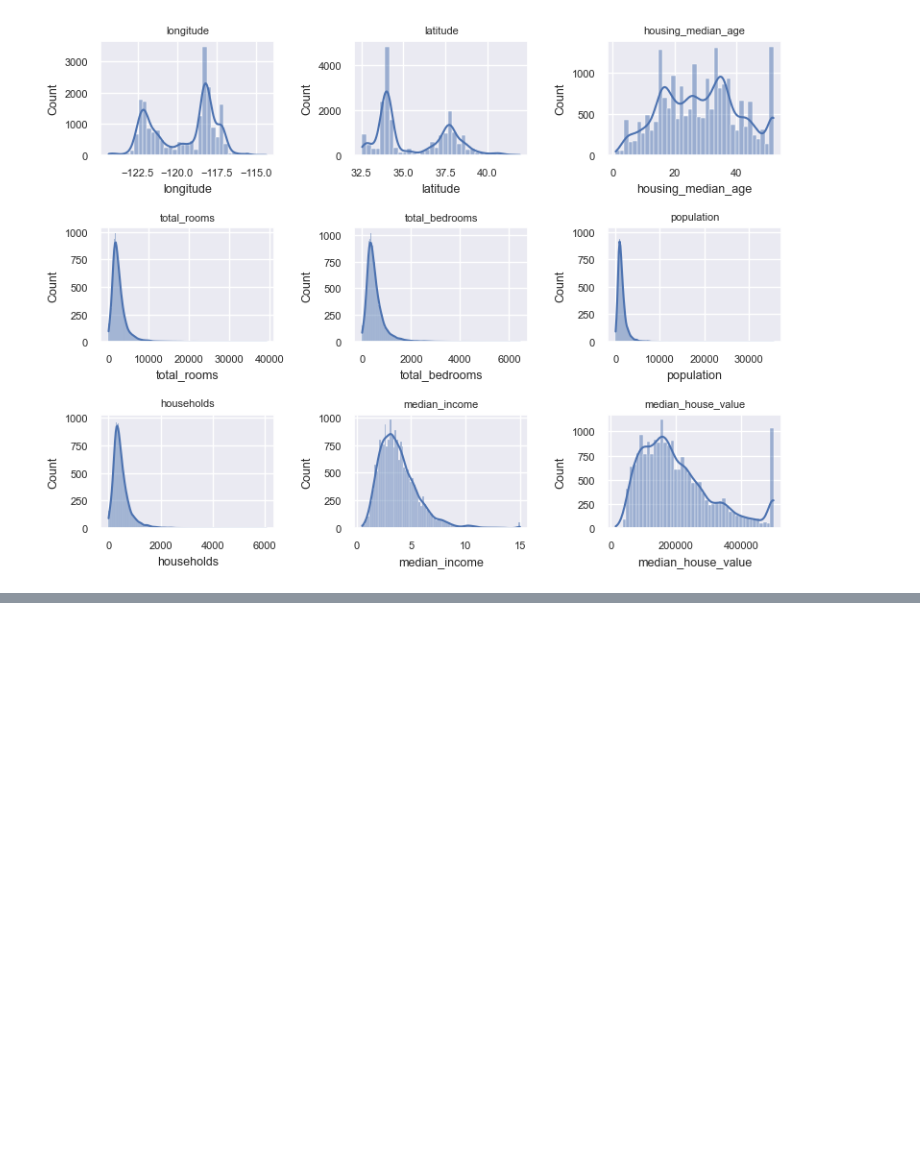
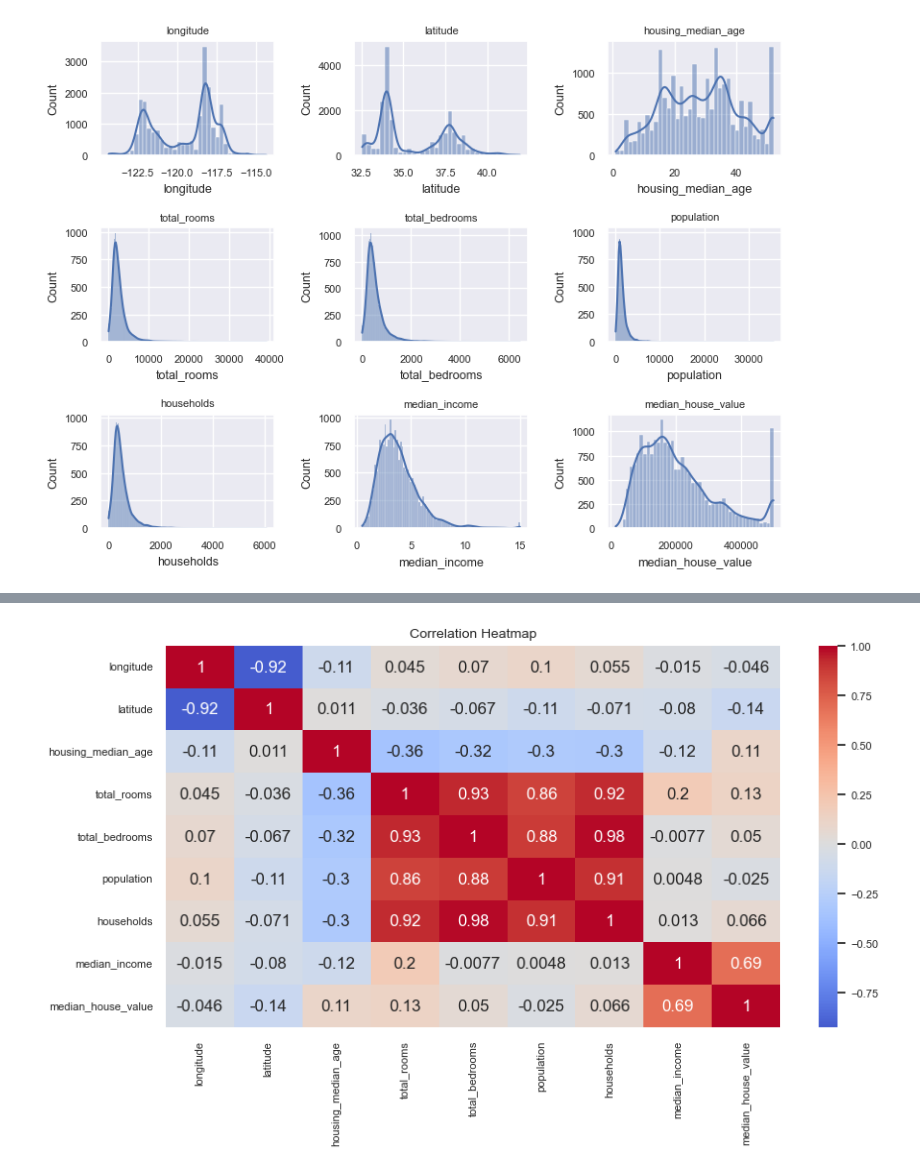
Before and after one commit to devloopcode/house_price_prediction, a Jupyter notebook: house_price_prediction.ipynb, the cells around one changed output, grey strips where cells are left out. Saved outputs shown, nothing was run; the diff lists cells and outputs as text; code cells hidden in the pictures; blank space fills up the shorter version.

```diff
--- a/house_price_prediction.ipynb
+++ b/house_price_prediction.ipynb
@@ -214,0 +229,13 @@ plt.show()
+# %%
+# identify presence of highly correlated columns & feature relationships
+plt.figure(figsize=(10, 5))
+sns.heatmap(
+    df[num_cols].corr(),   # compute correlation matrix on numeric columns
+    annot=True,            # show the exact numbers in each cell
+    cmap="coolwarm",       # blue = negative, red = positive
+    center=0               # make 0 correlation the visual "neutral" midpoint
+)
+plt.title("Correlation Heatmap")
+plt.show()
+# %% [output]
+[figure, added]
```
Also changed, not shown: parts of 1 cell of this notebook.
